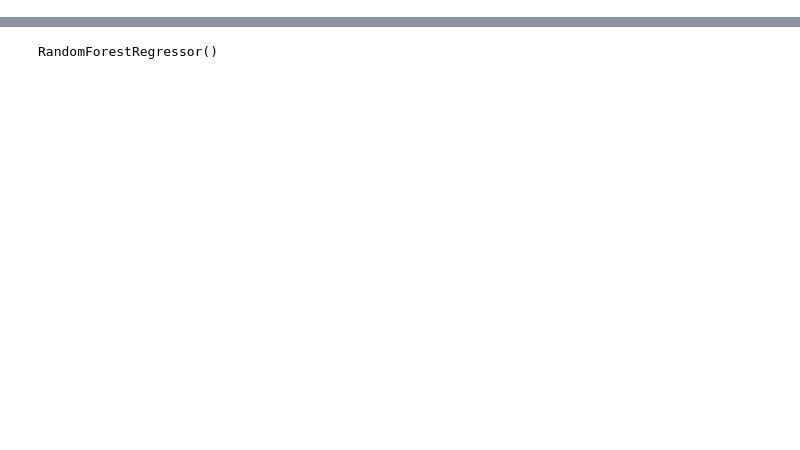
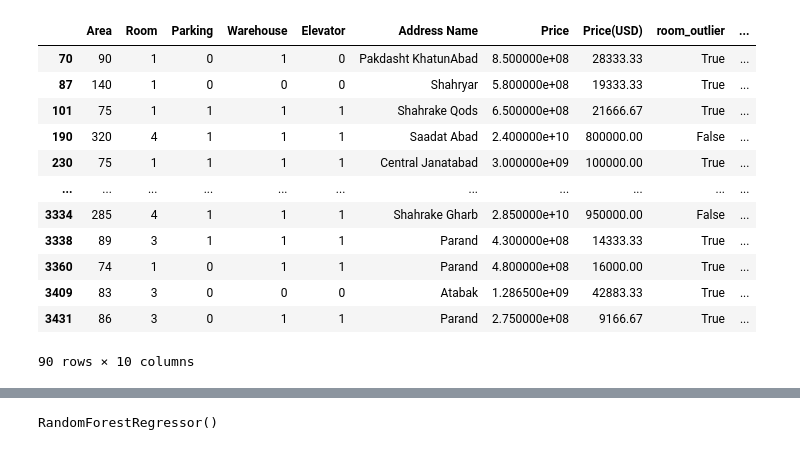
Before and after one commit to SRDsara/House-Price-Prediction, a Jupyter notebook: house-price-prediction.ipynb, the cells around one changed output, grey strips where cells are left out. Saved outputs shown, nothing was run; the diff lists cells and outputs as text; code cells hidden in the pictures; blank space fills up the shorter version.

```diff
--- a/house-price-prediction.ipynb
+++ b/house-price-prediction.ipynb
@@ -143,0 +94,3 @@ print(X.mean(), X.std())
+# %%
+# Cleaning.3 -> Removing duplicates to ensure the analysis are not skewed by repeated data
+df.drop_duplicates(inplace=True)
@@ -143,0 +169,29 @@ print(X.mean(), X.std())
+# %%
+# Data cleaning.5-2 -> Identifying outliers based on z-scores for 'Room' and 'Area'
+df['room_outlier'] = False
+df['area_outlier'] = False
+df.loc[(df['room_z_score'] > threshold) | (df['room_z_score'] < (-1*threshold)), 'room_outlier'] = True
+df.loc[(df['area_z_score'] > threshold) | (df['area_z_score'] < (-1*threshold)), 'area_outlier'] = True
+# %%
+# EDA.11 -> Checking the detected outliers out of Curiosity
+
+# Inverse transform the encoded labels to get original address names
+df['Address'] = df['Address'].astype(int)
+ad_names = encoder.inverse_transform(df['Address'])
+df.insert(5, 'Address Name', ad_names)
+
+df.loc[df['room_outlier'] | df['area_outlier']].drop(['Address', 'room_z_score', 'area_z_score'], axis=1)
+# %% [output]
+|  | Area | Room | Parking | Warehouse | Elevator | Address Name | Price | Price(USD) | room_outlier | ... |
+| 70 | 90 | 1 | 0 | 1 | 0 | Pakdasht KhatunAbad | 8.500000e+08 | 28333.33 | True | ... |
+| 87 | 140 | 1 | 0 | 0 | 0 | Shahryar | 5.800000e+08 | 19333.33 | True | ... |
+| 101 | 75 | 1 | 1 | 1 | 1 | Shahrake Qods | 6.500000e+08 | 21666.67 | True | ... |
+| 190 | 320 | 4 | 1 | 1 | 1 | Saadat Abad | 2.400000e+10 | 800000.00 | False | ... |
+| 230 | 75 | 1 | 1 | 1 | 1 | Central Janatabad | 3.000000e+09 | 100000.00 | True | ... |
+| ... | ... | ... | ... | ... | ... | ... | ... | ... | ... | ... |
+| 3334 | 285 | 4 | 1 | 1 | 1 | Shahrake Gharb | 2.850000e+10 | 950000.00 | False | ... |
+| 3338 | 89 | 3 | 1 | 1 | 1 | Parand | 4.300000e+08 | 14333.33 | True | ... |
+| 3360 | 74 | 1 | 0 | 1 | 1 | Parand | 4.800000e+08 | 16000.00 | True | ... |
+| 3409 | 83 | 3 | 0 | 0 | 0 | Atabak | 1.286500e+09 | 42883.33 | True | ... |
+| 3431 | 86 | 3 | 0 | 1 | 1 | Parand | 2.750000e+08 | 9166.67 | True | ... |
+90 rows × 10 columns
```
Also changed, not shown: parts of 82 cells of this notebook, 1 other file.
